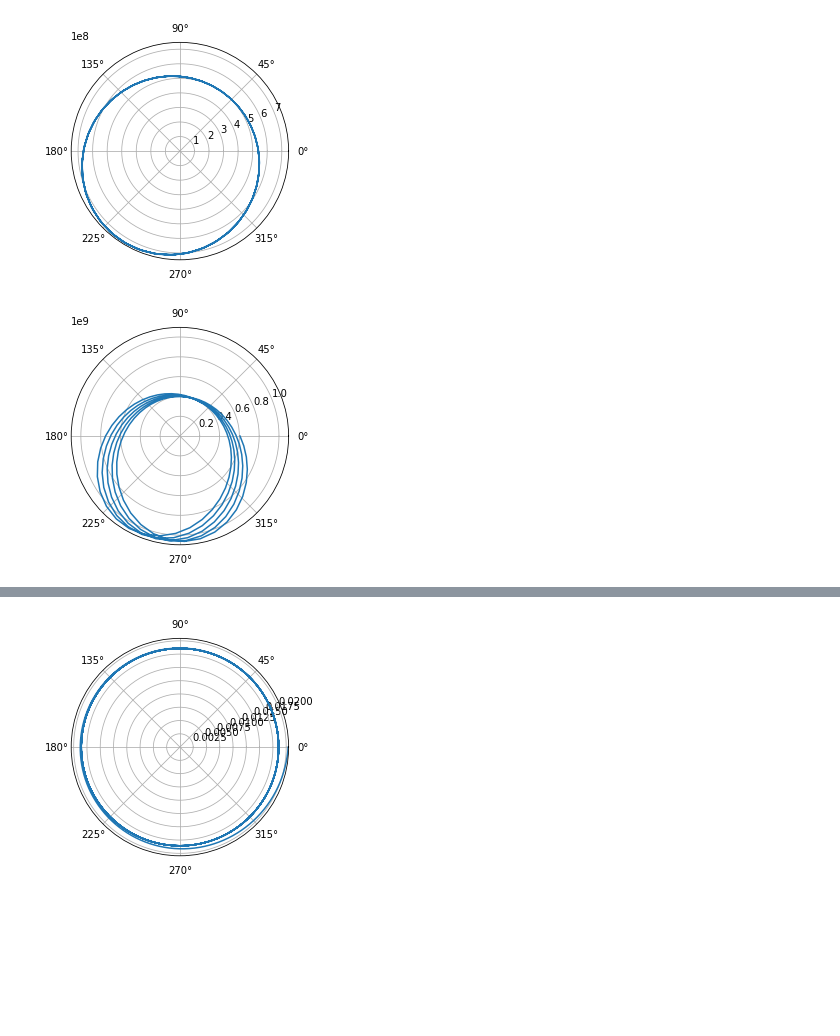
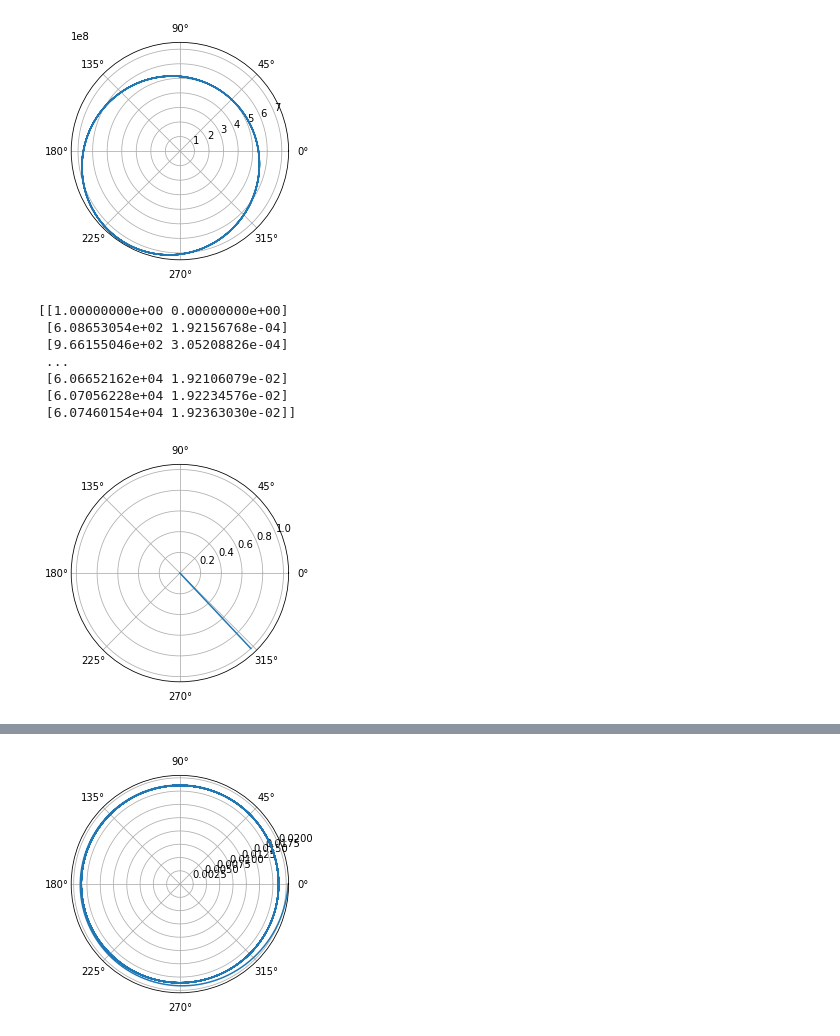
Before and after one commit to aidanjjoyce/Black-Hole-Simulations, a Jupyter notebook: Black_Hole_Simulations.ipynb, the cells around one changed output, grey strips where cells are left out. Saved outputs shown, nothing was run; the diff lists cells and outputs as text; code cells hidden in the pictures; blank space fills up the shorter version.

```diff
--- a/Black_Hole_Simulations.ipynb
+++ b/Black_Hole_Simulations.ipynb
@@ -26,21 +31,27 @@ plt.show()
 # %% [output]
 [figure]
-# %%
-##Schwarzschild gravity precession
-
-##Parameters required: k, h, G, M, r0
-##Variables: u, p
-
-r0, G, M, h, c = [4e8,0], 7e-11, 6e24, 5e11, 1e4
-
-def shape_eqn(r, p, G, M, h, c):
-  return [r[1], 2/r[0]*r[1]**2 + r[0] - G*M*r[0]**2/h**2 - 3*G*M/c**2]
-
-ps = np.linspace(1,10*np.pi,200)
-rs = odeint(shape_eqn, r0, ps, args=(G,M,h,c))
-rs = abs(rs[:,0])
-
-plt.polar(ps, rs)
-plt.show()
-# %% [output]
-[figure, removed]
+# %%
+##Plots the path of an unbound orbit
+
+x0, E, h, M, G, m = [1,0], 0, 1e-3, 1, 1e10, 1
+
+def odes(x, t, E, h, m, M, G):
+  R = x[0]
+  P = x[1]
+  return [np.sqrt(2*E/m - h**2/2*m*R**2 + G*M/R), np.sqrt(h/R)]
+
+ts = np.linspace(0, 100, 1000)
+xs = odeint(odes, x0, ts, args=(E, h, m, M, G))
+print(xs)
+
+plt.polar(xs[1], xs[0])
+plt.show()
+# %% [output]
+[[1.00000000e+00 0.00000000e+00]
+ [6.08653054e+02 1.92156768e-04]
+ [9.66155046e+02 3.05208826e-04]
+ ...
+ [6.06652162e+04 1.92106079e-02]
+ [6.07056228e+04 1.92234576e-02]
+ [6.07460154e+04 1.92363030e-02]]
+[figure, added]
```
Also changed, not shown: parts of 13 cells of this notebook.
